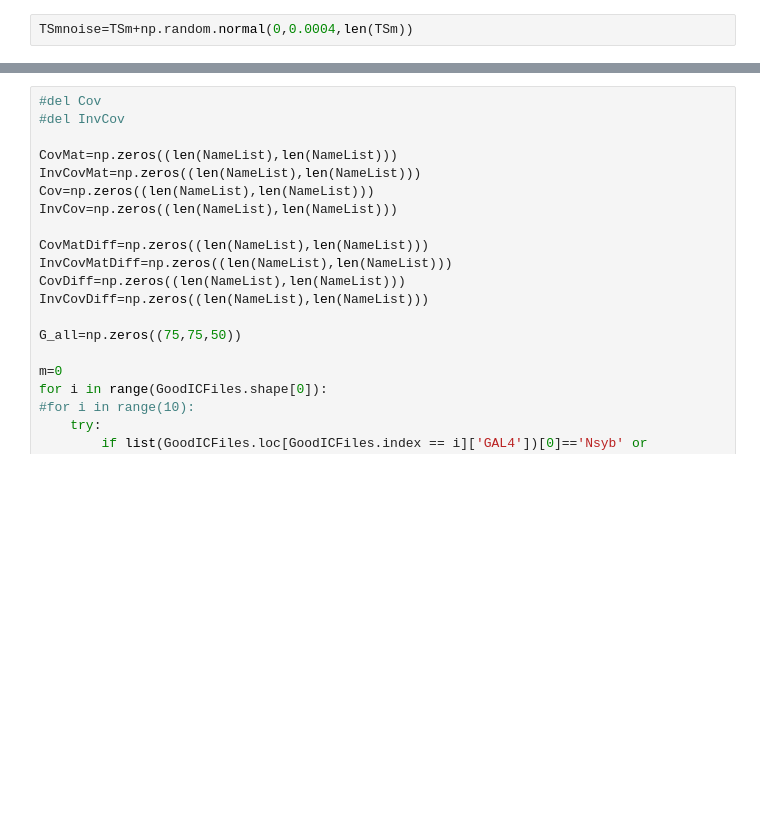
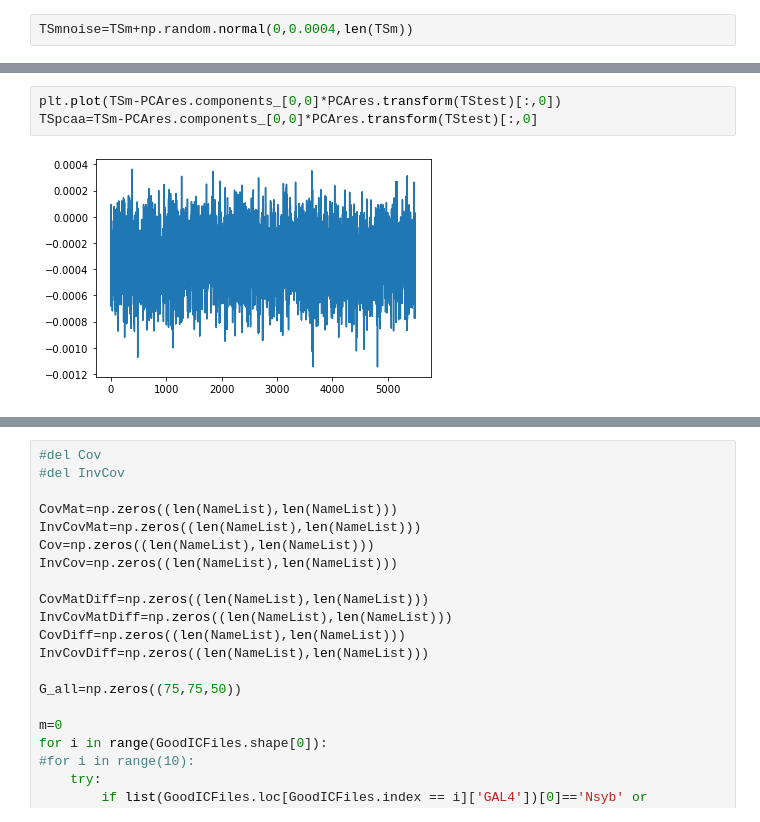
Before and after one commit to sophie63/Aimon2022, a Jupyter notebook: Connectome_build_and_save.ipynb, the cells around one changed output, grey strips where cells are left out. Cells and saved outputs as stored; diff of their text form; blank space fills up the shorter version.

```diff
--- a/Connectome_build_and_save.ipynb
+++ b/Connectome_build_and_save.ipynb
@@ -643,0 +668,5 @@ plt.plot(TSm+0.008)
+# %%
+plt.plot(TSm-PCAres.components_[0,0]*PCAres.transform(TStest)[:,0])
+TSpcaa=TSm-PCAres.components_[0,0]*PCAres.transform(TStest)[:,0]
+# %% [output]
+[figure, added]
```
Also changed, not shown: parts of 23 cells of this notebook, 2 other files.
